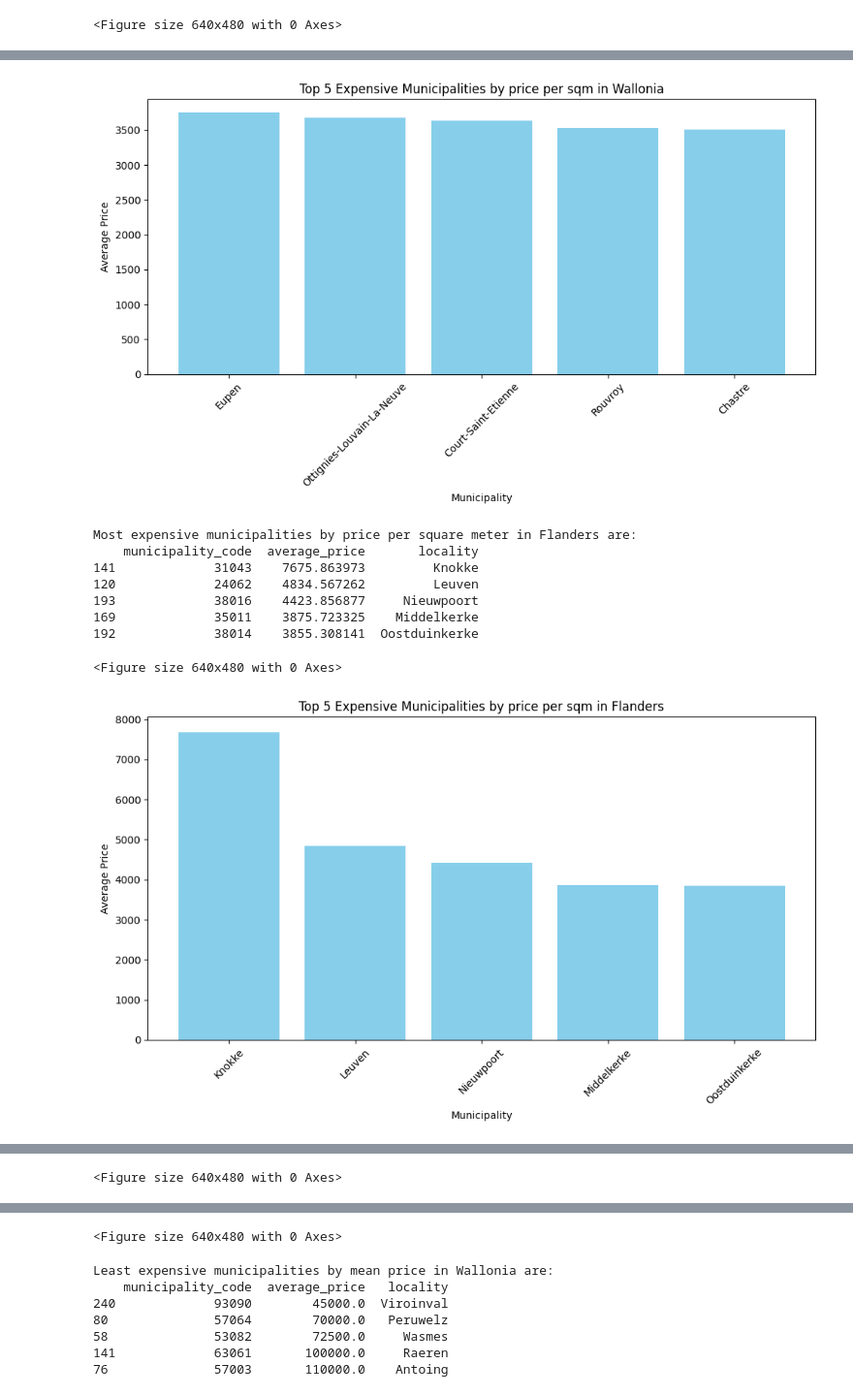
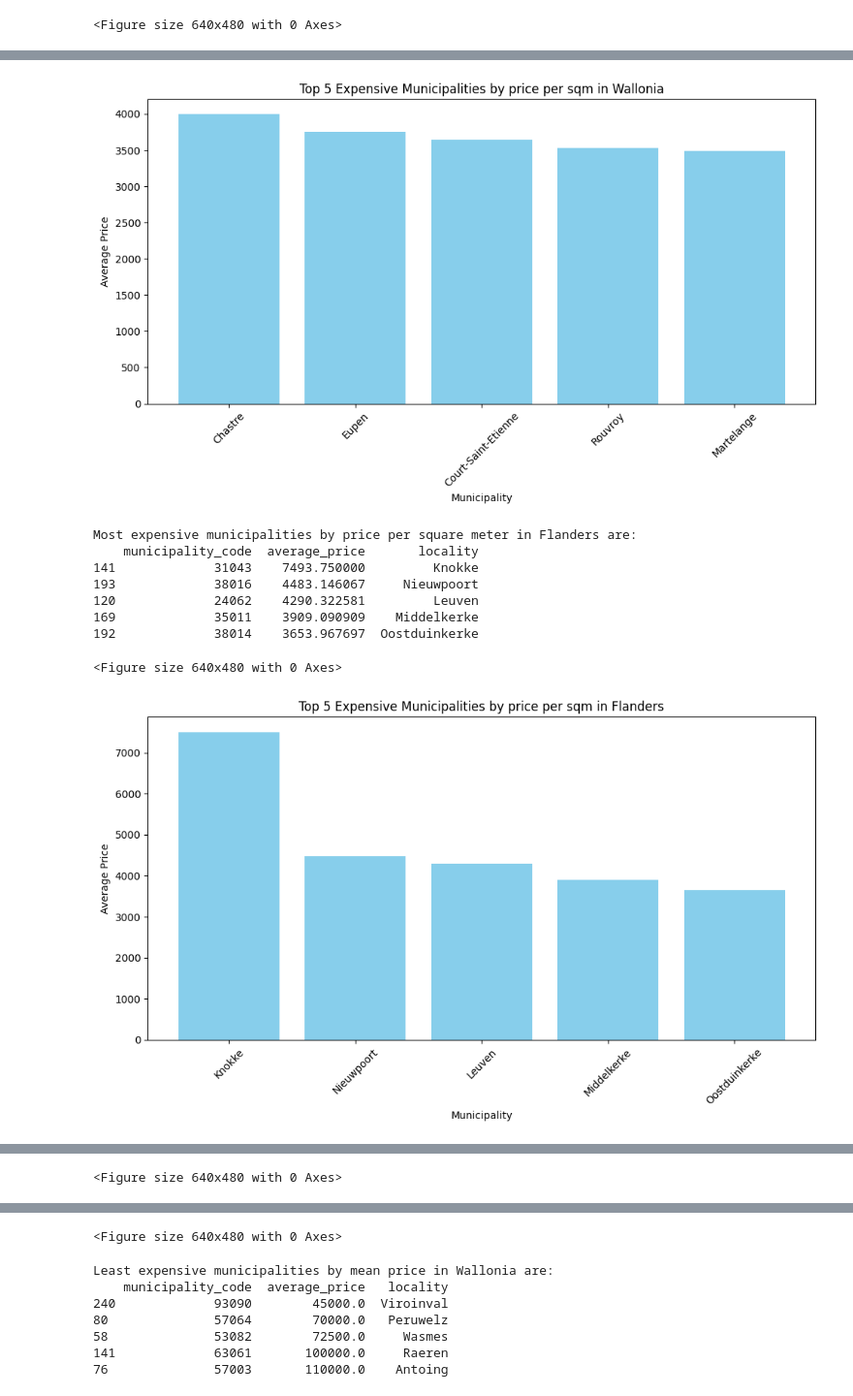
Before and after one commit to karthika-elimireddy/challenge-data-analysis, a Jupyter notebook: utils/data_manipulation.ipynb, the cells around one changed output, grey strips where cells are left out. Shown at 97% size. Cells and saved outputs as stored; diff of their text form; code cells hidden in the pictures.

```diff
--- a/utils/data_manipulation.ipynb
+++ b/utils/data_manipulation.ipynb
@@ -67,7 +67,6 @@ for index, row in df.iterrows():
         df.at[index, 'region'] = 'Unknown'
 # %%
 #Creating Province columns
-df = df[df['postal_code'].str.isnumeric()]
 df['postal_code'] = df['postal_code'].astype('int64')
 df['province'] = 'undefined'
 
@@ -282,18 +311,18 @@ Name: price, dtype: float64
 # %%
 #Creating a Geopandas dataframe with desired columns and merge postcodes
 import geopandas as gpd
-gdf = gpd.read_file("postaldistricts.shp")
+gdf = gpd.read_file("communes_L08.shp")
  # Check type in df
-print(df['postal_code'].dtype)
-# Check type in gdf
-print(gdf['nouveau_PO'].dtype)
+print(df['municipality_code'].dtype)
+# Check type in gdf_municipality
+print(gdf['NSI'].dtype)
 
-df['postal_code'] = df['postal_code'].astype(str)
-gdf['nouveau_PO'] = gdf['nouveau_PO'].astype(str)
+df['municipality_code'] = df['municipality_code'].astype(str)
+gdf['NSI'] = gdf['NSI'].astype(str)
 
-gdf = gdf.merge(df[['postal_code', 'price','price_sqm', 'livingArea']],
-                 left_on='nouveau_PO',
-                 right_on='postal_code',
+gdf = gdf.merge(df[['municipality_code', 'price','price_sqm', 'livingArea']],
+                 left_on='NSI',
+                 right_on='municipality_code',
                  how='left')
 # %% [output]
 object
@@ -301,20 +330,20 @@ object
 # %% [markdown]
 #### GPD WITHOUT OUTLIERS
 # %%
-#Creating a Geopandas dataframe without outliers with desired columns and merge postcodes
+#Creating a Geopandas dataframe with desired columns and merge postcodes
 import geopandas as gpd
-gdf_without_outliers = gpd.read_file("postaldistricts.shp")
+gdf_without_outliers = gpd.read_file("communes_L08.shp")
  # Check type in df_without_outliers
-print(df_without_outliers['postal_code'].dtype)
-# Check type in gdf_without_outliers
-print(gdf_without_outliers['nouveau_PO'].dtype)
+print(df_without_outliers['municipality_code'].dtype)
+# Check type in gdf_without_outliers_municipality
+print(gdf_without_outliers['NSI'].dtype)
 
-df_without_outliers['postal_code'] = df_without_outliers['postal_code'].astype(str)
-gdf_without_outliers['nouveau_PO'] = gdf_without_outliers['nouveau_PO'].astype(str)
+df_without_outliers['municipality_code'] = df_without_outliers['municipality_code'].astype(str)
+gdf_without_outliers['NSI'] = gdf_without_outliers['NSI'].astype(str)
 
-gdf_without_outliers = gdf_without_outliers.merge(df_without_outliers[['postal_code', 'price','price_sqm', 'livingArea']],
-                 left_on='nouveau_PO',
-                 right_on='postal_code',
+gdf_without_outliers = gdf_without_outliers.merge(df_without_outliers[['municipality_code', 'price','price_sqm', 'livingArea']],
+                 left_on='NSI',
+                 right_on='municipality_code',
                  how='left')
 # %% [output]
 object
@@ -680,7 +816,7 @@ def top_5_expensive_localities_by_region_sqm(df, region_name):
     df_region = df[df['region'] == region_name]
 
     average_price_by_municipality = df_region.groupby('municipality_code', as_index=False).agg(
-        average_price=('price_sqm', 'mean'),
+        average_price=('price_sqm', 'median'),
         locality=('locality', 'first')
     )
 
@@ -716,12 +852,12 @@ Most expensive municipalities by price per square meter in Wallonia are:
-[figure, old version]
+[figure, new version]
 Most expensive municipalities by price per square meter in Flanders are:
     municipality_code  average_price       locality
-141             31043    7675.863973         Knokke
-120             24062    4834.567262         Leuven
-193             38016    4423.856877     Nieuwpoort
-169             35011    3875.723325    Middelkerke
-192             38014    3855.308141  Oostduinkerke
+141             31043    7493.750000         Knokke
+193             38016    4483.146067     Nieuwpoort
+120             24062    4290.322581         Leuven
+169             35011    3909.090909    Middelkerke
+192             38014    3653.967697  Oostduinkerke
 <Figure size 640x480 with 0 Axes>
-[figure, old version]
+[figure, new version]
 Most expensive municipalities by price per square meter in Brussels are:
    municipality_code  average_price              locality
```
Also changed, not shown: parts of 24 cells of this notebook, 2 other files.
